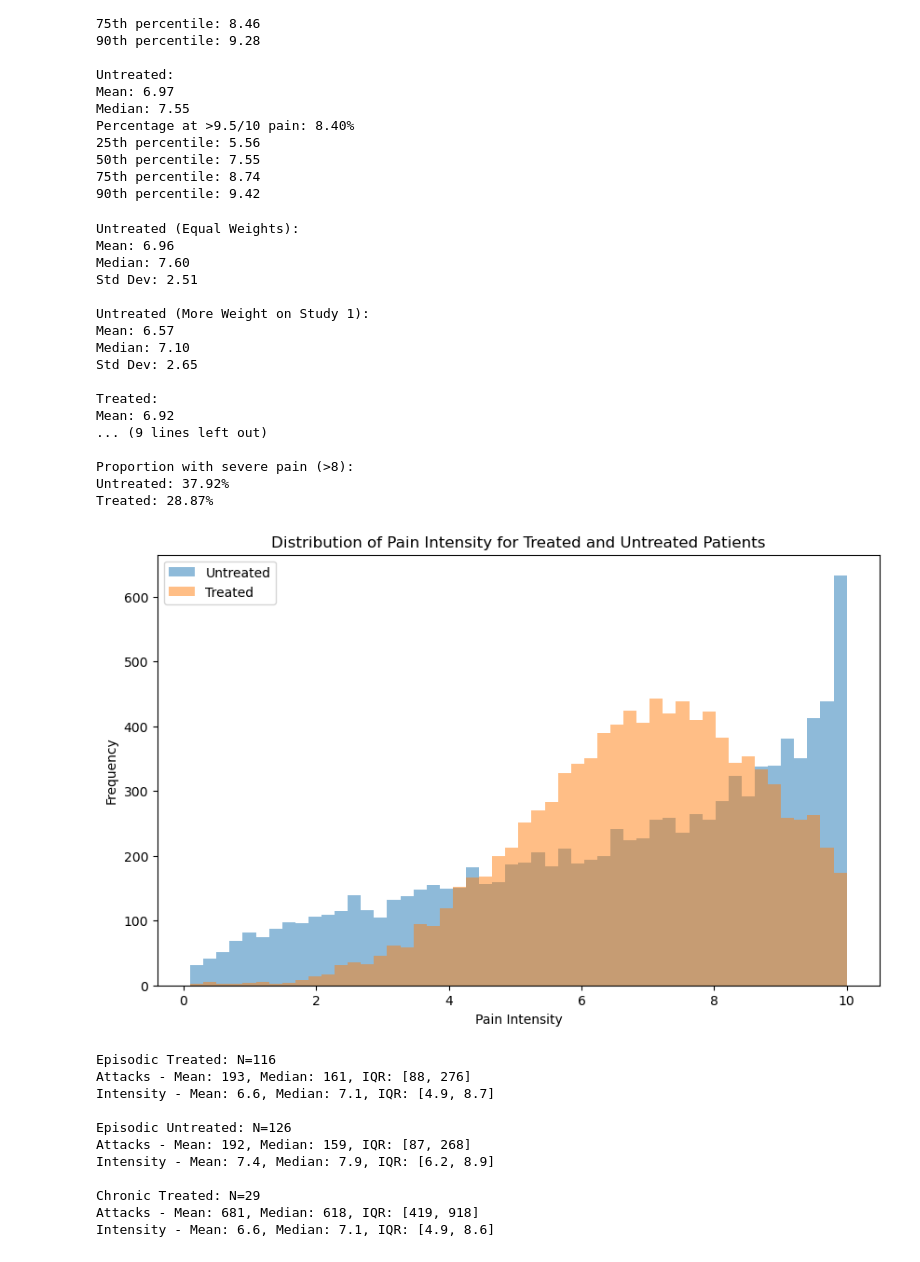
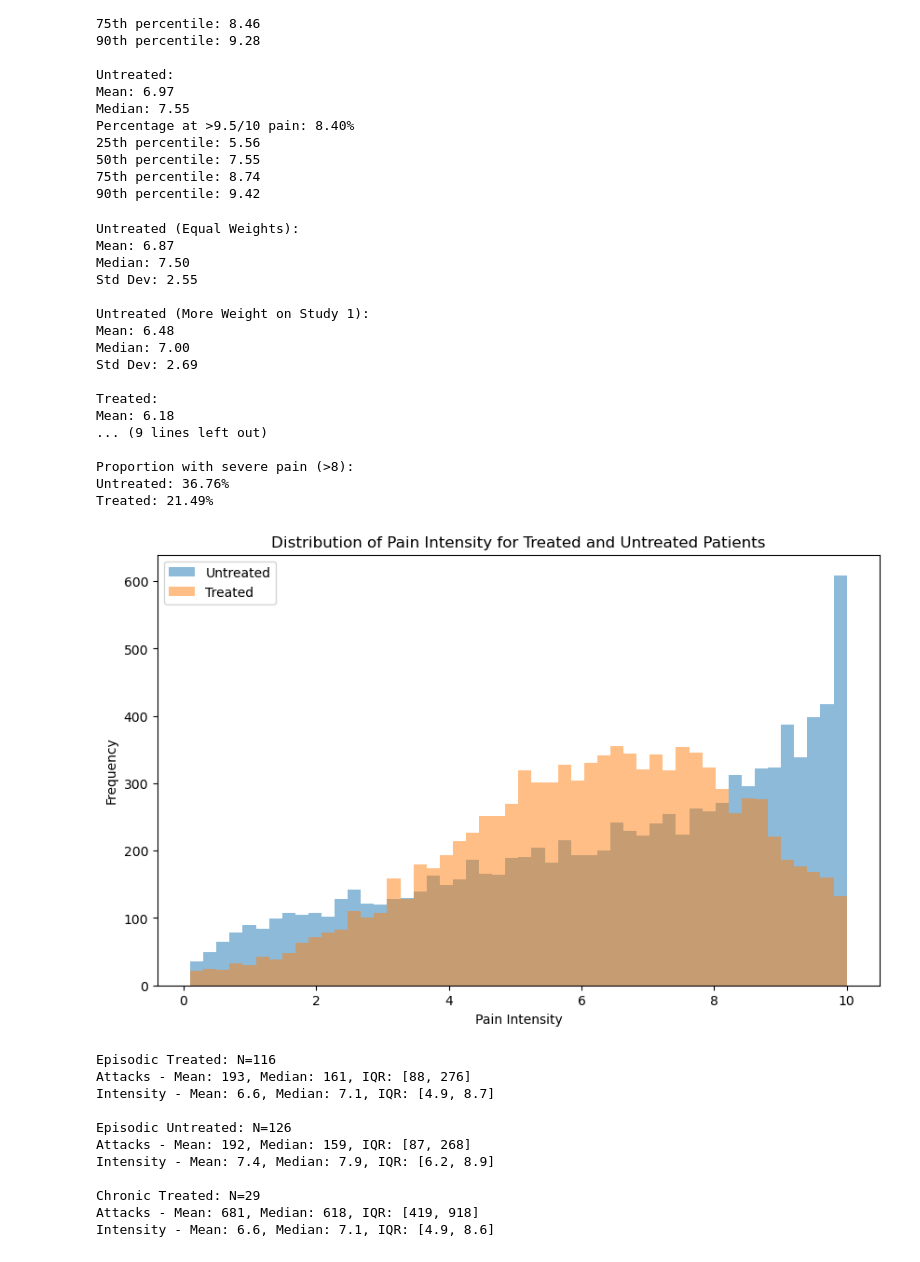
Before and after one commit to aph-research/cluster-headaches, a Jupyter notebook: Cluster headache full model.ipynb, the cells around one changed output. Cells and saved outputs as stored; diff of their text form; code cells hidden in the pictures.

Commit message:
Adapted intensity distributions
To increase density of mild attacks, which might be underrepresented in the retrospective papers.

```diff
--- a/Cluster headache full model.ipynb
+++ b/Cluster headache full model.ipynb
@@ -801,6 +801,7 @@ def generate_max_pain_intensity(is_treated, size, weight_study_1=0.5, weight_sev
         # continuous_samples = beta.rvs(a, b, size=size) * 10
         peak_samples = beta.rvs(a, b, size=int(size * weight_severe)) * 10
         mild_samples = beta.rvs(a * 0.7, b, size=int(size * weight_mild)) * 10
+        print(f"size peak samples: {len(peak_samples)}, size mild samples: {len(mild_samples)}")
         continuous_samples = np.concatenate([peak_samples, mild_samples])
 
     else:
@@ -821,7 +822,8 @@ def generate_max_pain_intensity(is_treated, size, weight_study_1=0.5, weight_sev
         std_severe = (q3_severe - q1_severe) / 1.34  # Approximate std from IQR
 
         # Parameters for milder attacks
-        mean_mild = mean_severe * 0.7  # Adjust this factor as needed
+        mean_mild = mean_severe * 0.7
+
         std_mild = std_severe * 1.2  # Slightly wider distribution for mild attacks
 
         lower, upper = 0, 10
@@ -833,6 +835,7 @@ def generate_max_pain_intensity(is_treated, size, weight_study_1=0.5, weight_sev
         # Generate samples for mild attacks
         a_mild, b_mild = (lower - mean_mild) / std_mild, (upper - mean_mild) / std_mild
         mild_samples = truncnorm.rvs(a_mild, b_mild, loc=mean_mild, scale=std_mild, size=int(size * weight_mild))
+        print(f"size peak samples: {len(peak_samples)}, size mild samples: {len(mild_samples)}")
 
         # Combine the samples
         continuous_samples = np.concatenate([severe_samples, mild_samples])
@@ -853,7 +856,7 @@ untreated_weighted = generate_max_pain_intensity(is_treated=False, size=10000, w
 
 # Test treated patients (unchanged)
 np.random.seed(42)  # reset seed for fair comparison
-treated = generate_max_pain_intensity(is_treated=True, size=10000, weight_severe=1.0)
+treated = generate_max_pain_intensity(is_treated=True, size=10000)
 
 print("Untreated (Equal Weights):")
 print(f"Mean: {np.mean(untreated_equal):.2f}")
@@ -876,43 +879,43 @@ def analyze_distributions(untreated, treated):
     print(f"Untreated: {np.percentile(untreated, 75):.2f}")
     print(f"Treated: {np.percentile(treated, 75):.2f}")
 
     print("\n90th percentile:")
     print(f"Untreated: {np.percentile(untreated, 90):.2f}")
     print(f"Treated: {np.percentile(treated, 90):.2f}")
 
     print("\nProportion with severe pain (>8):")
     print(f"Untreated: {np.mean(untreated > 8):.2%}")
     print(f"Treated: {np.mean(treated > 8):.2%}")
 
     plt.figure(figsize=(10, 6))
     plt.hist(untreated, bins=50, alpha=0.5, label='Untreated')
     plt.hist(treated, bins=50, alpha=0.5, label='Treated')
     plt.xlabel('Pain Intensity')
     plt.ylabel('Frequency')
     plt.legend()
     plt.title('Distribution of Pain Intensity for Treated and Untreated Patients')
     plt.show()
 
 analyze_distributions(untreated_weighted, treated)
 # %% [output]
 Untreated (Equal Weights):
-Mean: 6.96
-Median: 7.60
-Std Dev: 2.51
+Mean: 6.87
+Median: 7.50
+Std Dev: 2.55
 
 Untreated (More Weight on Study 1):
-Mean: 6.57
-Median: 7.10
-Std Dev: 2.65
+Mean: 6.48
+Median: 7.00
+Std Dev: 2.69
 
 Treated:
-Mean: 6.92
+Mean: 6.18
 ... (9 lines left out)
 
 Proportion with severe pain (>8):
-Untreated: 37.92%
-Treated: 28.87%
+Untreated: 36.76%
+Treated: 21.49%
-[figure, old version]
+[figure, new version]
 # %%
 @dataclass
 class Attack:
```
Also changed, not shown: 1 other file.
